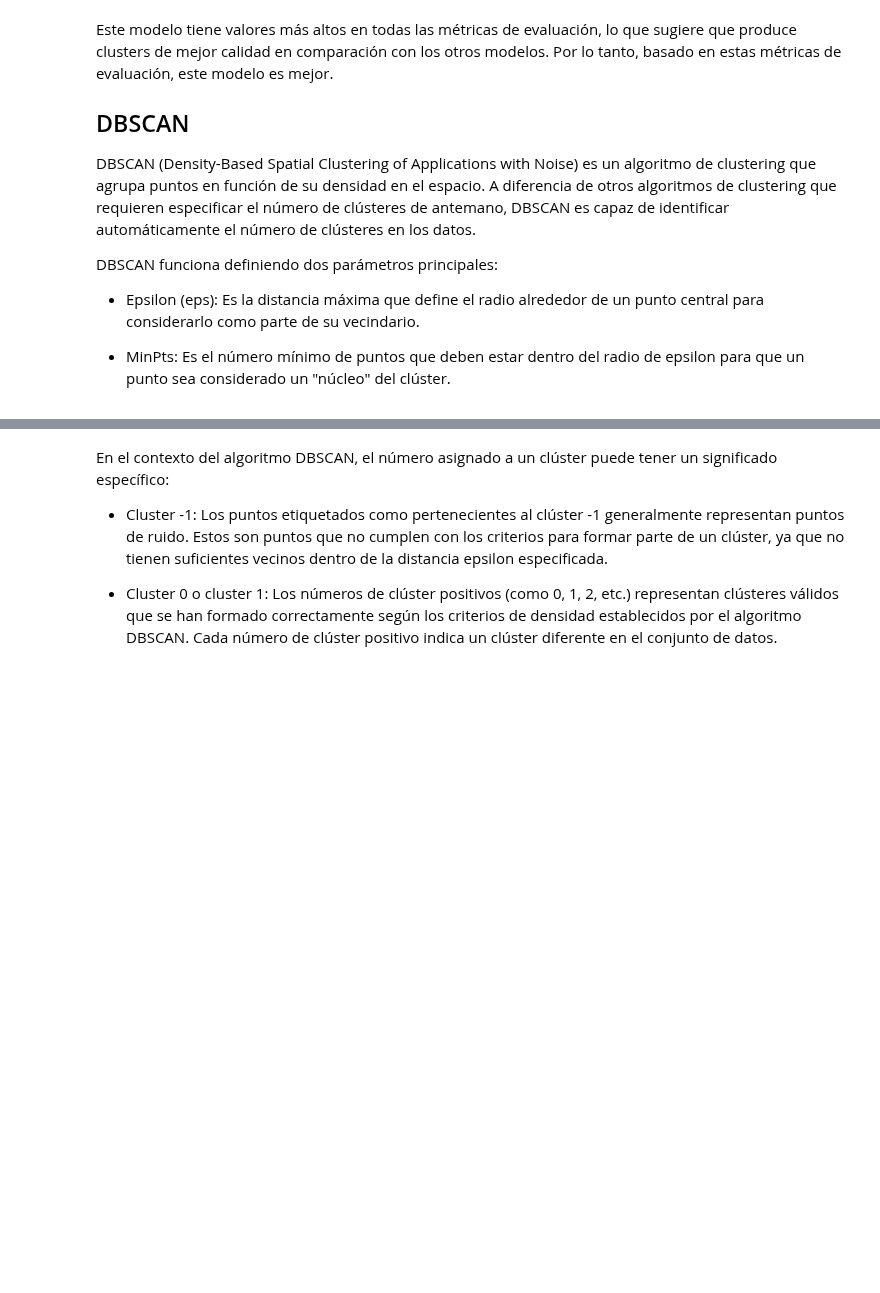
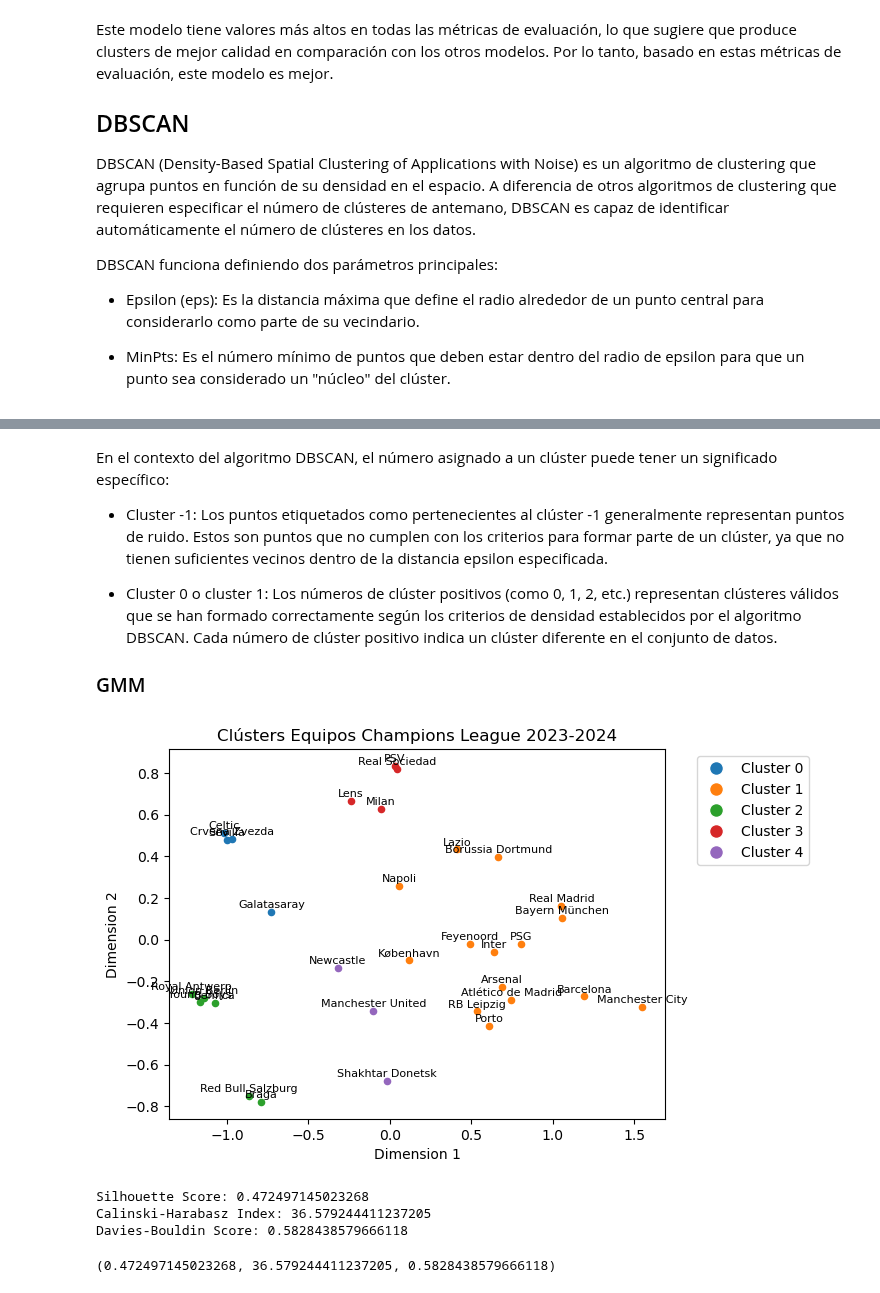
Before and after one commit to crltsnch/Champions_23-24, a Jupyter notebook: Aprendizaje no supervisado/clustering.ipynb, the cells around one changed output, grey strips where cells are left out. Drawn from its saved outputs; the diff is of its cells as text; code cells hidden in the pictures; blank space fills up the shorter version.

Commit message:
guardar clusterizacion

```diff
--- a/Aprendizaje no supervisado/clustering.ipynb
+++ b/Aprendizaje no supervisado/clustering.ipynb
@@ -329,3 +330,23 @@ En el contexto del algoritmo DBSCAN, el número asignado a un clúster puede ten
 - Cluster -1: Los puntos etiquetados como pertenecientes al clúster -1 generalmente representan puntos de ruido. Estos son puntos que no cumplen con los criterios para formar parte de un clúster, ya que no tienen suficientes vecinos dentro de la distancia epsilon especificada.
 
 - Cluster 0 o cluster 1: Los números de clúster positivos (como 0, 1, 2, etc.) representan clústeres válidos que se han formado correctamente según los criterios de densidad establecidos por el algoritmo DBSCAN. Cada número de clúster positivo indica un clúster diferente en el conjunto de datos.
+
+
+### GMM
+# %%
+from sklearn.mixture import GaussianMixture
+
+def gmm_clustering(data, n_components):
+    gmm = GaussianMixture(n_components=n_components)
+    clusters = gmm.fit_predict(data)
+    return clusters
+
+cluster_gmm = gmm_clustering(features_2d, n_components=5)
+plot_clusters(features_2d, cluster_gmm, team_names)
+evaluate_clustering_model(features_2d, cluster_gmm)
+# %% [output]
+[figure, added]
+Silhouette Score: 0.472497145023268
+Calinski-Harabasz Index: 36.579244411237205
+Davies-Bouldin Score: 0.5828438579666118
+(0.472497145023268, 36.579244411237205, 0.5828438579666118)
```
Also changed, not shown: parts of 5 cells of this notebook.
